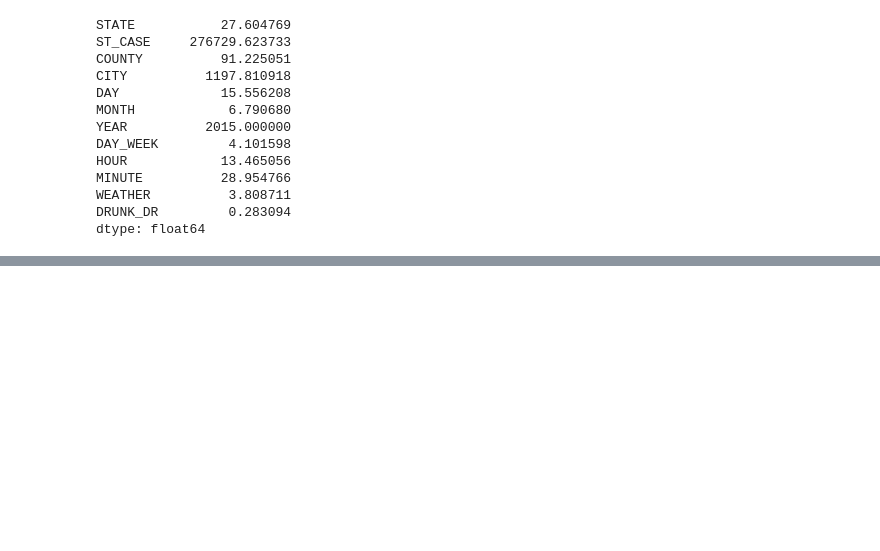
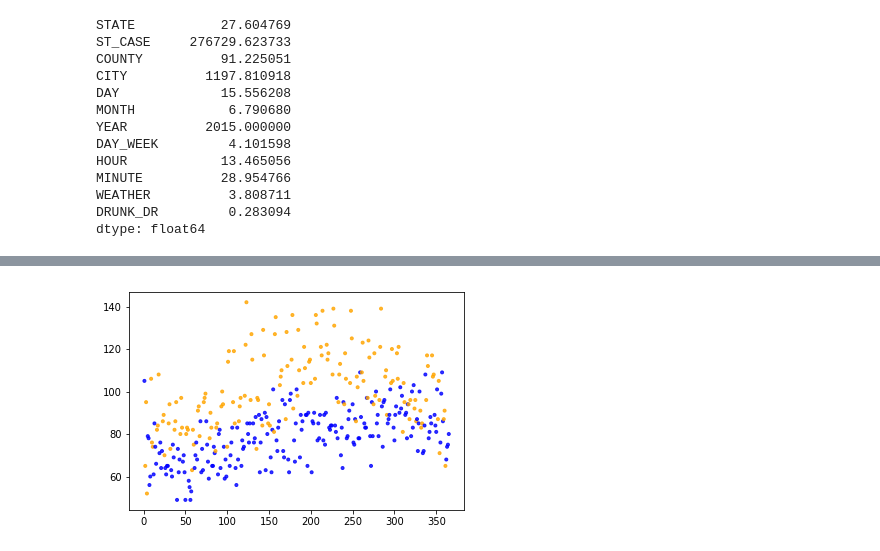
Before and after one commit to ziangzhang10/fatal-traffic-accident-study, a Jupyter notebook: data_readin.ipynb, the cells around one changed output, grey strips where cells are left out. Cells and saved outputs as stored; diff of their text form; code cells hidden in the pictures; blank space fills up the shorter version.

```diff
--- a/data_readin.ipynb
+++ b/data_readin.ipynb
@@ -89,2 +101,19 @@ accident_df.head()
 # %%
 # export table to csv so we don't need to run the whole notebook to look at
+# %%
+# Time for question 0 (just got this idea last-minute, might not use):
+# Number of accidents vs. day
+accident_df = accident_df.sort_values(["MONTH", "DAY"])
+
+
+accident_by_day = pd.DataFrame()
+# Create groupby object to rank by accident by the day
+accident_gby_day = accident_df[["MONTH", "DAY", "DAY_WEEK", "STATE"]].groupby(["MONTH", "DAY", "DAY_WEEK"])
+accident_by_day = accident_gby_day.count()
+accident_by_day = accident_by_day.rename(columns = {"STATE": "Accidents"})
+accident_by_day = accident_by_day.reset_index(drop=False, inplace=False)
+accident_by_day["Day of year"] = accident_by_day.index.copy() + 1
+
+# Pretty-display all rows
+with pd.option_context('display.max_rows', None, 'display.max_columns', None):
+    display(accident_by_day)
@@ -90,0 +138,13 @@ accident_df.head()
+# %%
+# Plot instances of accidents vs day of year
+
+x = accident_by_day["Day of year"]
+y = accident_by_day["Accidents"]
+
+color = ["blue"if item in ["Monday", "Tuesday", "Wednesday", "Thursday"] else "orange"  for item in accident_by_day["DAY_WEEK"] ]
+
+plt.scatter(x, y, marker=".", alpha=0.8, c=color)
+
+plt.show()
+# %% [output]
+[figure, added]
```
Also changed, not shown: parts of 3 cells of this notebook, 1 other file.
